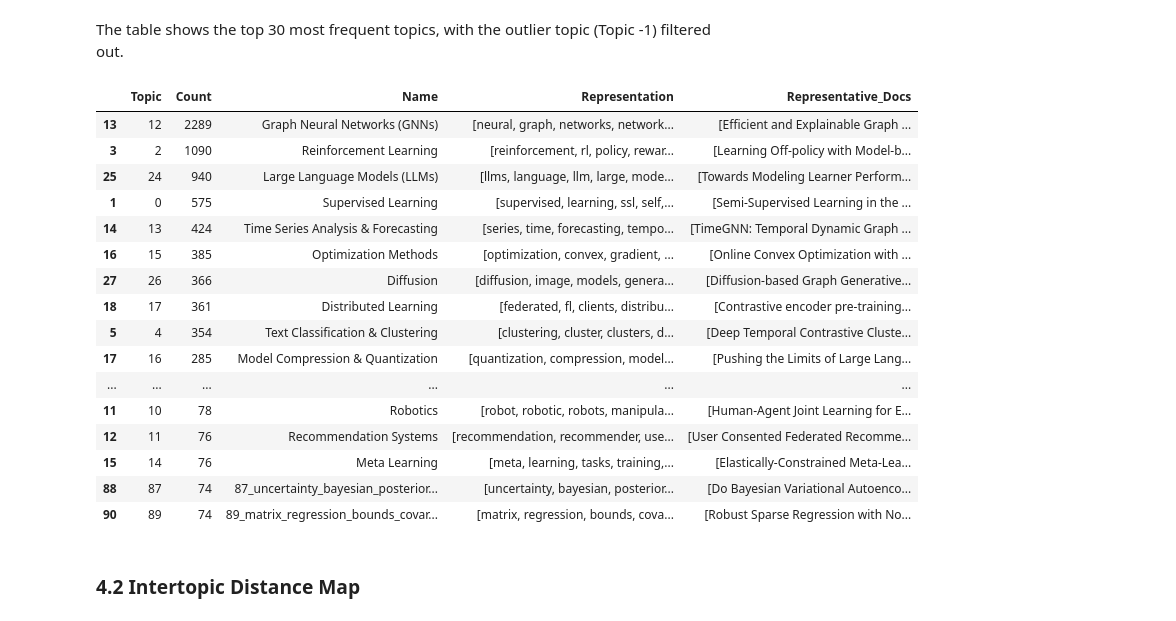
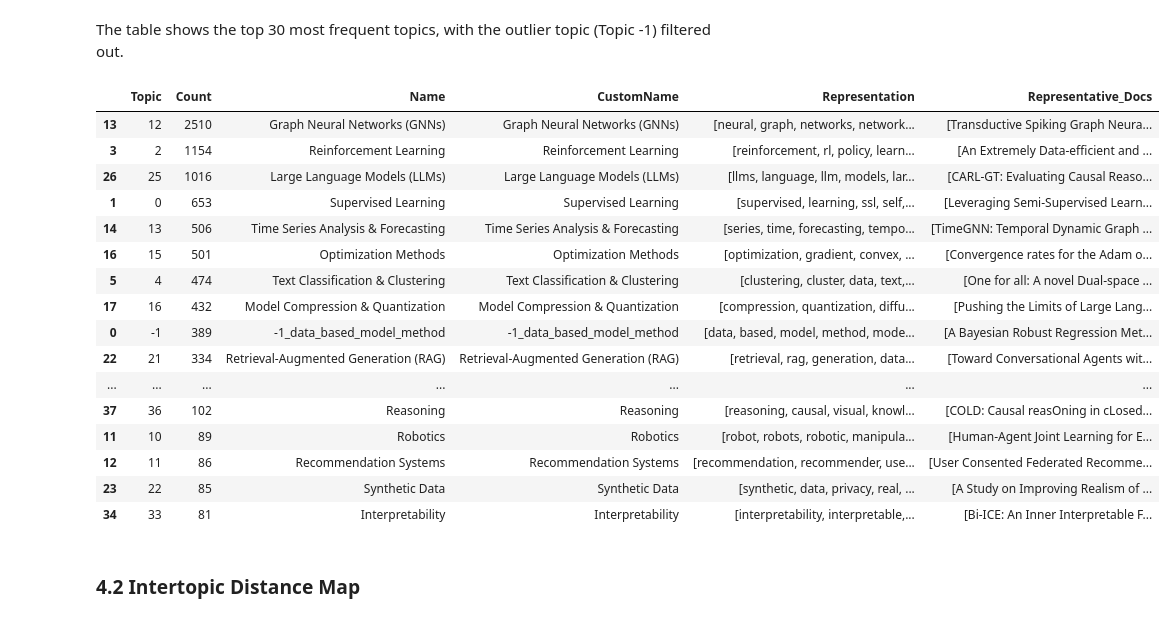
Before and after one commit to 13lop/capstone, a Jupyter notebook: arxiv-topic-modeling.ipynb, the cells around one changed output. Drawn from its saved outputs; the diff is of its cells as text; code cells hidden in the pictures.

Commit message:
Kaggle Notebook | arxiv-topic-modeling | Version 12

```diff
--- a/arxiv-topic-modeling.ipynb
+++ b/arxiv-topic-modeling.ipynb
@@ -133,6 +124,7 @@ topic_list = [
     "Meta Learning",
     "Optimization Methods",
     "Model Compression & Quantization",
+    "Federated Learning",
     "Distributed Learning",
     "Transformer Architecture",
     "Tokenization",
@@ -142,10 +134,8 @@ topic_list = [
     "Fine-tuning",
 
     # Generation and Synthesis
-    # "Generative AI",
     "Large Language Models (LLMs)",
     "Multimodality",
-    "Diffusion",
     "Image & Video Generation",
     "Audio, Speech & Music Synthesis",
     "Program Synthesis & Code Generation",
@@ -174,7 +164,7 @@ topic_model = BERTopic(
     zeroshot_topic_list=topic_list,
     vectorizer_model=vectorizer_model,
     n_gram_range=(1, 2),
-    zeroshot_min_similarity=.56,
+    zeroshot_min_similarity=.54,
 )
 
 topics = topic_model.fit(docs, embeddings)
@@ -200,26 +251,25 @@ The topic model has been created.
 The table shows the top 30 most frequent topics, with the outlier topic (Topic -1) filtered out.
 # %%
 topic_info = topics.get_topic_info()
-# topic_info.set_index("Topic", inplace=True)
-topic_info[topic_info["Topic"] != -1].sort_values("Count", ascending=False).head(30)
+topic_info.sort_values("Count", ascending=False).head(30)
 # %% [output]
-|  | Topic | Count | Name | Representation | Representative_Docs |
-| 13 | 12 | 2289 | Graph Neural Networks (GNNs) | [neural, graph, networks, network... | [Efficient and Explainable Graph ... |
-| 3 | 2 | 1090 | Reinforcement Learning | [reinforcement, rl, policy, rewar... | [Learning Off-policy with Model-b... |
-| 25 | 24 | 940 | Large Language Models (LLMs) | [llms, language, llm, large, mode... | [Towards Modeling Learner Perform... |
-| 1 | 0 | 575 | Supervised Learning | [supervised, learning, ssl, self,... | [Semi-Supervised Learning in the ... |
-| 14 | 13 | 424 | Time Series Analysis & Forecasting | [series, time, forecasting, tempo... | [TimeGNN: Temporal Dynamic Graph ... |
-| 16 | 15 | 385 | Optimization Methods | [optimization, convex, gradient, ... | [Online Convex Optimization with ... |
-| 27 | 26 | 366 | Diffusion | [diffusion, image, models, genera... | [Diffusion-based Graph Generative... |
-| 18 | 17 | 361 | Distributed Learning | [federated, fl, clients, distribu... | [Contrastive encoder pre-training... |
-| 5 | 4 | 354 | Text Classification & Clustering | [clustering, cluster, clusters, d... | [Deep Temporal Contrastive Cluste... |
-| 17 | 16 | 285 | Model Compression & Quantization | [quantization, compression, model... | [Pushing the Limits of Large Lang... |
-| ... | ... | ... | ... | ... | ... |
-| 11 | 10 | 78 | Robotics | [robot, robotic, robots, manipula... | [Human-Agent Joint Learning for E... |
-| 12 | 11 | 76 | Recommendation Systems | [recommendation, recommender, use... | [User Consented Federated Recomme... |
-| 15 | 14 | 76 | Meta Learning | [meta, learning, tasks, training,... | [Elastically-Constrained Meta-Lea... |
-| 88 | 87 | 74 | 87_uncertainty_bayesian_posterior... | [uncertainty, bayesian, posterior... | [Do Bayesian Variational Autoenco... |
-| 90 | 89 | 74 | 89_matrix_regression_bounds_covar... | [matrix, regression, bounds, cova... | [Robust Sparse Regression with No... |
+|  | Topic | Count | Name | CustomName | Representation | Representative_Docs |
+| 13 | 12 | 2510 | Graph Neural Networks (GNNs) | Graph Neural Networks (GNNs) | [neural, graph, networks, network... | [Transductive Spiking Graph Neura... |
+| 3 | 2 | 1154 | Reinforcement Learning | Reinforcement Learning | [reinforcement, rl, policy, learn... | [An Extremely Data-efficient and ... |
+| 26 | 25 | 1016 | Large Language Models (LLMs) | Large Language Models (LLMs) | [llms, language, llm, models, lar... | [CARL-GT: Evaluating Causal Reaso... |
+| 1 | 0 | 653 | Supervised Learning | Supervised Learning | [supervised, learning, ssl, self,... | [Leveraging Semi-Supervised Learn... |
+| 14 | 13 | 506 | Time Series Analysis & Forecasting | Time Series Analysis & Forecasting | [series, time, forecasting, tempo... | [TimeGNN: Temporal Dynamic Graph ... |
+| 16 | 15 | 501 | Optimization Methods | Optimization Methods | [optimization, gradient, convex, ... | [Convergence rates for the Adam o... |
+| 5 | 4 | 474 | Text Classification & Clustering | Text Classification & Clustering | [clustering, cluster, data, text,... | [One for all: A novel Dual-space ... |
+| 17 | 16 | 432 | Model Compression & Quantization | Model Compression & Quantization | [compression, quantization, diffu... | [Pushing the Limits of Large Lang... |
+| 0 | -1 | 389 | -1_data_based_model_method | -1_data_based_model_method | [data, based, model, method, mode... | [A Bayesian Robust Regression Met... |
+| 22 | 21 | 334 | Retrieval-Augmented Generation (RAG) | Retrieval-Augmented Generation (RAG) | [retrieval, rag, generation, data... | [Toward Conversational Agents wit... |
+| ... | ... | ... | ... | ... | ... | ... |
+| 37 | 36 | 102 | Reasoning | Reasoning | [reasoning, causal, visual, knowl... | [COLD: Causal reasOning in cLosed... |
+| 11 | 10 | 89 | Robotics | Robotics | [robot, robots, robotic, manipula... | [Human-Agent Joint Learning for E... |
+| 12 | 11 | 86 | Recommendation Systems | Recommendation Systems | [recommendation, recommender, use... | [User Consented Federated Recomme... |
+| 23 | 22 | 85 | Synthetic Data | Synthetic Data | [synthetic, data, privacy, real, ... | [A Study on Improving Realism of ... |
+| 34 | 33 | 81 | Interpretability | Interpretability | [interpretability, interpretable,... | [Bi-ICE: An Inner Interpretable F... |
 # %% [markdown]
 ### 4.2 Intertopic Distance Map
 # %% [markdown]
```
Also changed, not shown: parts of 19 cells of this notebook.
